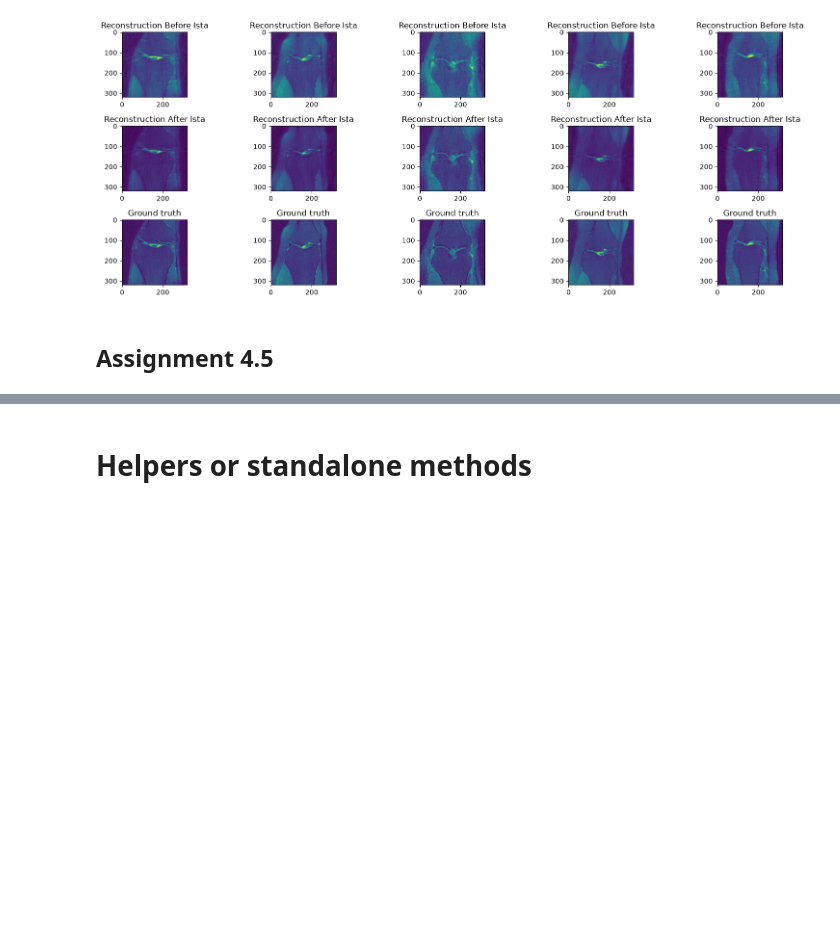
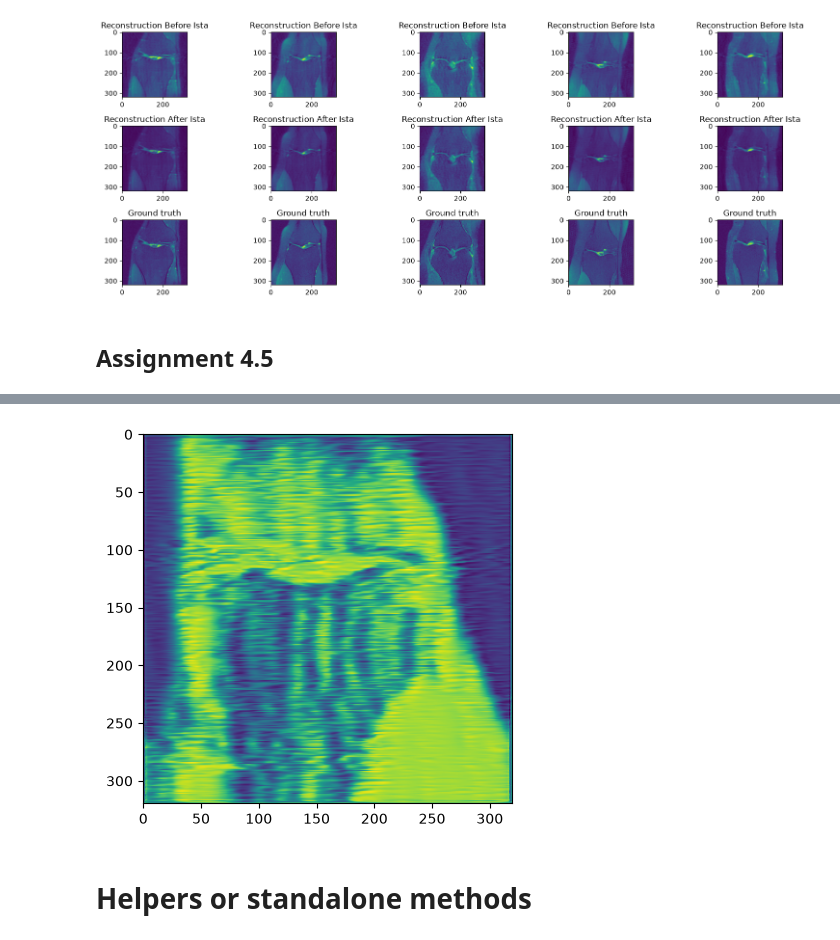
Before and after one commit to Christian-Stefan/ISTA-and-LISTA-, a Jupyter notebook: assignment4_4.1.ipynb, the cells around one changed output, grey strips where cells are left out. Drawn from its saved outputs; the diff is of its cells as text; code cells hidden in the pictures; blank space fills up the shorter version.

```diff
--- a/assignment4_4.1.ipynb
+++ b/assignment4_4.1.ipynb
@@ -366,60 +371,38 @@ Iteration 29
 # %%
-
-
-
-#TODO make sure that you're displaying the right images;
-class ConvISTA(nn.Module):
-    """
-    Requirements: As a starting point for a deep learning solution, design an end-to-end convolutional neural network.
-    As input it should take an initial reconstruction from a partial k-space measurement and output a guess for the
-    final reconstruction. The net is not (yet) allowed to make use of knowledge about the sampling mask.
-    """
-    def __init__(self, pading:str|int, stride:int, kernel_size:int|tuple, width:list|int, layers:int = 4):
-        super().__init__()
-        # 1. Listing out the variables used to define the network's architecture
-        self.NETWORK = nn.Sequential()
-        self.width = width
-        self.layers = layers
-
-        self.pading = pading
-        if type(self.pading) != list:
-            self.pading = [pading for item in range(layers)]
-        self.stride = stride
-
-        self.ken_size = kernel_size
-        if type(self.ken_size) != list:
-            self.ken_size = [kernel_size for item in range(layers)]
-
-
-        for layer in range(layers):
-            self.NETWORK.append(nn.Conv2d(in_channels=width[layer],
-                                          out_channels=width[layer+1],
-                                          kernel_size=self.ken_size[layer],
-                                          padding=self.pading[layer]))
-            self.NETWORK.append(nn.BatchNorm2d(width[layer+1]))
-            if layer != layers-1:
-                self.NETWORK.append(nn.Tanh())
-            else:
-                self.NETWORK.append(nn.Sigmoid())
-
-
-    def forward(self, x):
-        # 1. X is to be perceived as a complete K-space (e.g. unprocessed K-space),
-        # for which sampling will be applied to obtain the partial k-space and its associated reconstruction
-        partial_k_space = get_partial_k_space(x)
-        x_initial_rec = get_accelerated_MRI(partial_k_space)
-        x_final_rec = self.network(x_initial_rec)
-
-        return x_final_rec
-
-
-
+# Model and exerimental settings setup
+# 1.1 Initializing the model, optimizer, loss and its architecture hyper-parameters
 model = ConvISTA(pading='same',
                  stride=1,
                  kernel_size=3,
                  width=[1,12,24,12,1])
+loss = MSELoss()
+optim = SGD(model.parameters(), lr=0.01)
+
+# 1.2 Check the architecture by reviewing the displayed summary
 summary(model)
+# 1.3 Load the data and declare history holder containers
+train_MRI, test_MRI = create_dataloaders_MRI(batch_size=64, data_loc=r'CodeForStudents4\Fast_MRI_Knee')
+train_loss, val_loss =[], []
 
-for idx, (kspace, M, gt) in enumerate(tqdm.tqdm(test_MRI)):
+for epoch in range(epochs):
+    ###### === #######
+    # Model Training #
+    ###### === #######
+    val_loss_counter, train_loss_counter = 0.0, 0.0
+    model.train()
+    for idx, (kspace, M, gt) in enumerate(tqdm.tqdm(test_MRI)):
+        # TODO wrap this preprocessing step in a helper function
+        # 1. X is to be perceived as a complete K-space (e.g. unprocessed K-space),
+        # for which sampling will be applied to obtain the partial k-space and its associated reconstruction
+        partial_k_space, _ = get_partial_k_space(k_space)
+        x_rec = get_accelerated_MRI(partial_k_space)
+        _train_rec = model(x_rec)
+        _train_loss = loss(_train_rec, gt)
+        _train_loss.backward() # backprop
+        # optim-step
+
+
     reconstruction = model(kspace)
+    break
+PLT.imshow(reconstruction[0].detach().squeeze(0))
 # %% [output]
@@ -428,2 +410,3 @@ TypeError: fft_ifftshift(): argument 'input' (position 1) must be Tensor, not tu
+[figure, added]
 # %% [markdown]
 # Helpers or standalone methods
```
Also changed, not shown: parts of 4 cells of this notebook.
